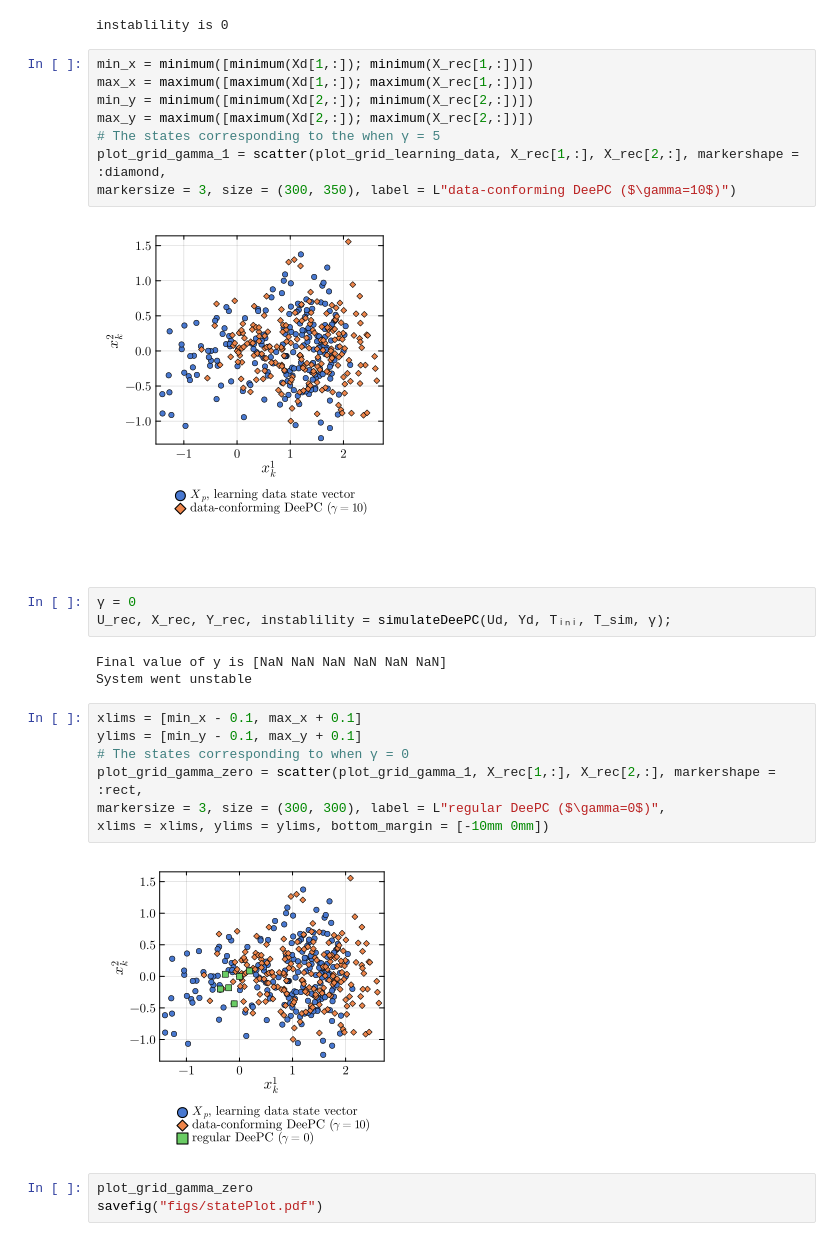
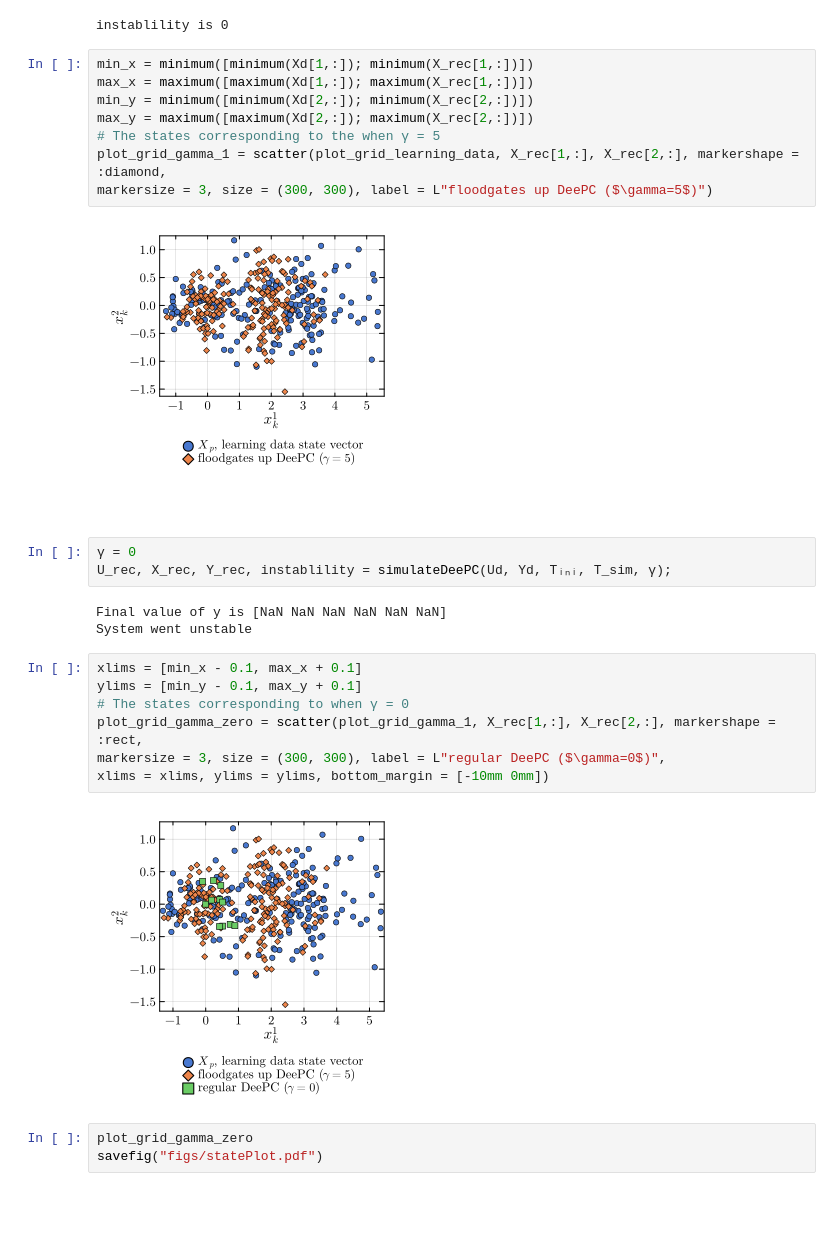
Before and after one commit to msramada/floodGatesUp-DeePC, a Jupyter notebook: example.ipynb, the cells around one changed output. Saved outputs shown, nothing was run; the diff lists cells and outputs as text; blank space fills up the shorter version.

Commit message:
Generating new data

```diff
--- a/example.ipynb
+++ b/example.ipynb
@@ -152,13 +152,13 @@ instablility is 0
 # %%
 min_x = minimum([minimum(Xd[1,:]); minimum(X_rec[1,:])])
 max_x = maximum([maximum(Xd[1,:]); maximum(X_rec[1,:])])
 min_y = minimum([minimum(Xd[2,:]); minimum(X_rec[2,:])])
 max_y = maximum([maximum(Xd[2,:]); maximum(X_rec[2,:])])
 # The states corresponding to the when γ = 5
 plot_grid_gamma_1 = scatter(plot_grid_learning_data, X_rec[1,:], X_rec[2,:], markershape = :diamond,
-markersize = 3, size = (300, 350), label = L"data-conforming DeePC ($\gamma=10$)")
+markersize = 3, size = (300, 300), label = L"floodgates up DeePC ($\gamma=5$)")
 # %% [output]
-[figure, old version]
+[figure, new version]
 # %%
 γ = 0
 U_rec, X_rec, Y_rec, instablility = simulateDeePC(Ud, Yd, Tᵢₙᵢ, T_sim, γ);
@@ -173,7 +173,7 @@ plot_grid_gamma_zero = scatter(plot_grid_gamma_1, X_rec[1,:], X_rec[2,:], marker
 markersize = 3, size = (300, 300), label = L"regular DeePC ($\gamma=0$)",
 xlims = xlims, ylims = ylims, bottom_margin = [-10mm 0mm])
 # %% [output]
-[figure, old version]
+[figure, new version]
 # %%
 plot_grid_gamma_zero
 savefig("figs/statePlot.pdf")
```
Also changed, not shown: parts of 4 cells of this notebook, 1 other file.
